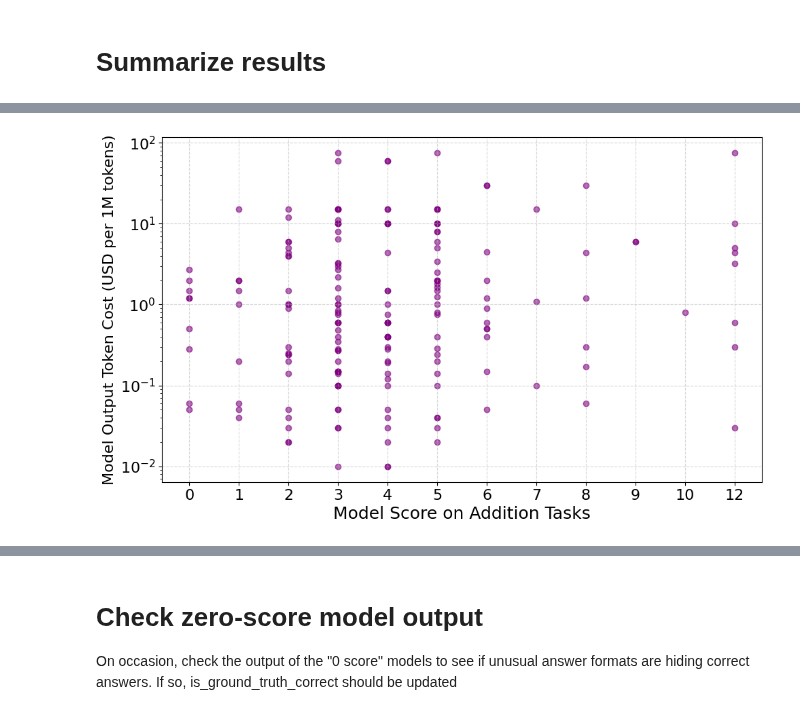
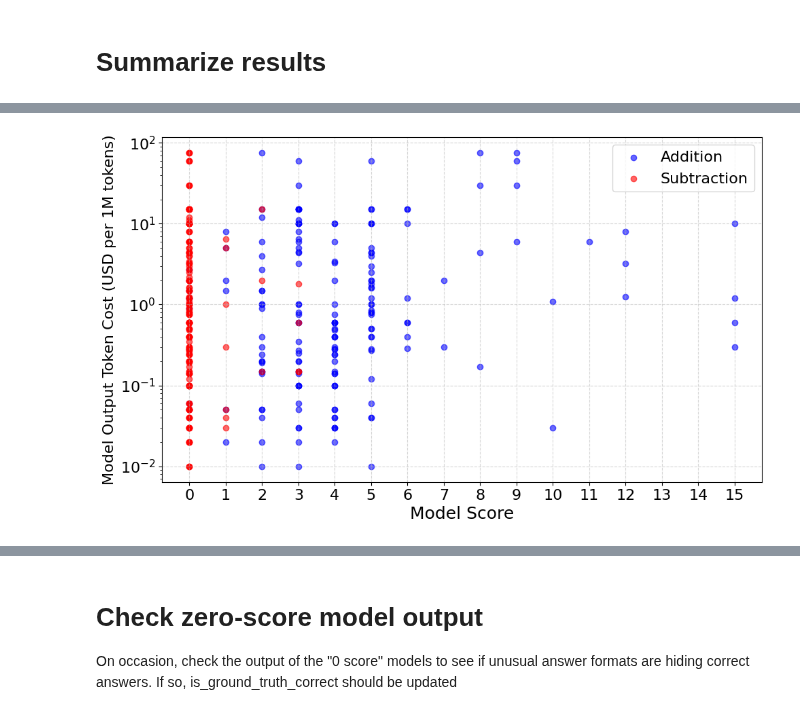
Before and after one commit to PhilipQuirke/quanta_maths, a Jupyter notebook: notebooks/QuantaMathsScan.ipynb, the cells around one changed output, grey strips where cells are left out. Drawn from its saved outputs; the diff is of its cells as text; code cells hidden in the pictures.

```diff
--- a/notebooks/QuantaMathsScan.ipynb
+++ b/notebooks/QuantaMathsScan.ipynb
@@ -23,4 +46,6 @@ tests = [
 # %%
+import re
+
 def is_ground_truth_correct(answer, ground_truth):
     """
     Returns True if the ground_truth appears as the final number in the answer, ignoring whitespace and punctuation.
@@ -30,8 +55,9 @@ def is_ground_truth_correct(answer, ground_truth):
     answer_clean = answer.strip().rstrip('.!**')
     # Find all numbers in the answer
     numbers = re.findall(r'\d+', answer_clean)
-    # Check for markdown-style **13**, boxed{13}, or last number match
-    boxed_pattern = fr'boxed\{{\s*{re.escape(ground_truth)}\s*\}}'
-    return (f"**{ground_truth}**" in answer or
-            bool(numbers and numbers[-1] == ground_truth) or
-            re.search(boxed_pattern, answer))
+
+    return (ground_truth == answer or
+            "**"+ground_truth+"**" in answer or
+            "boxed{"+ground_truth+"}" in answer or
+            ""+ground_truth+" " in answer or
+            (numbers and numbers[-1] == ground_truth))
@@ -498,5 +530,6 @@ def evaluate_models_progressive(the_models, tests, max_workers=8):
 # %%
 # Use the updated martian_models_data structure to extract model names
 the_models = [model[0] for model in martian_models_data]
-model_scores = evaluate_models_progressive(the_models, tests)
+add_model_scores = evaluate_models_progressive(the_models, add_tests)
+sub_model_scores = evaluate_models_progressive(the_models, sub_tests)
 # %% [output]
@@ -584,31 +634,46 @@ plt.show()
 # %%
-# Scatter plot: Output Token Cost vs. Model Score (Score as categorical x-axis, only non-negative scores)
+# Scatter plot: Output Token Cost vs. Model Score for Addition and Subtraction (x-axis always 0 to 15)
 import numpy as np
 model_name_to_output_cost = {model[0]: model[2] for model in martian_models_data}
-model_names = [entry['model'] for entry in model_scores]
-scores = [entry['score'] for entry in model_scores]
-output_costs = [model_name_to_output_cost.get(name, np.nan) for name in model_names]
-# Filter for non-negative scores only
-filtered = [(score, cost) for score, cost in zip(scores, output_costs) if isinstance(score, int) and score >= 0]
-if filtered:
-    filtered_scores, filtered_output_costs = zip(*filtered)
+
+# Addition scores
+add_model_names = [entry['model'] for entry in add_model_scores]
+add_scores = [entry['score'] for entry in add_model_scores]
+add_output_costs = [model_name_to_output_cost.get(name, np.nan) for name in add_model_names]
+add_filtered = [(score, cost) for score, cost in zip(add_scores, add_output_costs) if isinstance(score, int) and 0 <= score <= 15]
+if add_filtered:
+    add_filtered_scores, add_filtered_output_costs = zip(*add_filtered)
 else:
-    filtered_scores, filtered_output_costs = [], []
-# Prepare categorical x-axis for scores
-unique_scores = sorted(set(filtered_scores), key=lambda x: (isinstance(x, int), x))
-score_to_x = {score: i for i, score in enumerate(unique_scores)}
-x_vals = [score_to_x[score] for score in filtered_scores]
+    add_filtered_scores, add_filtered_output_costs = [], []
+
+# Subtraction scores
+sub_model_names = [entry['model'] for entry in sub_model_scores]
+sub_scores = [entry['score'] for entry in sub_model_scores]
+sub_output_costs = [model_name_to_output_cost.get(name, np.nan) for name in sub_model_names]
+sub_filtered = [(score, cost) for score, cost in zip(sub_scores, sub_output_costs) if isinstance(score, int) and 0 <= score <= 15]
+if sub_filtered:
+    sub_filtered_scores, sub_filtered_output_costs = zip(*sub_filtered)
+else:
+    sub_filtered_scores, sub_filtered_output_costs = [], []
+
+# Prepare categorical x-axis for scores 0 to 15
+score_range = list(range(16))
+score_to_x = {score: i for i, score in enumerate(score_range)}
+add_x_vals = [score_to_x[score] for score in add_filtered_scores]
+sub_x_vals = [score_to_x[score] for score in sub_filtered_scores]
+
 plt.figure(figsize=(10,6))
-plt.scatter(x_vals, filtered_output_costs, alpha=0.6, color='purple')
-plt.xlabel('Model Score on Addition Tasks', fontsize=18)
+plt.scatter(add_x_vals, add_filtered_output_costs, alpha=0.6, color='blue', label='Addition')
+plt.scatter(sub_x_vals, sub_filtered_output_costs, alpha=0.6, color='red', label='Subtraction')
+plt.xlabel('Model Score', fontsize=18)
 plt.ylabel('Model Output Token Cost (USD per 1M tokens)', fontsize=16)
-# No title per user request
-plt.xticks(range(len(unique_scores)), [str(s) for s in unique_scores], fontsize=16)
+plt.xticks(score_range, [str(s) for s in score_range], fontsize=16)
 plt.yticks(fontsize=16)
 plt.yscale('log')
 plt.grid(True, linestyle='--', alpha=0.5)
+plt.legend(fontsize=16)
 plt.tight_layout()
 plt.show()
 # %% [output]
-[figure, old version]
+[figure, new version]
 # %%
```
Also changed, not shown: parts of 16 cells of this notebook.
